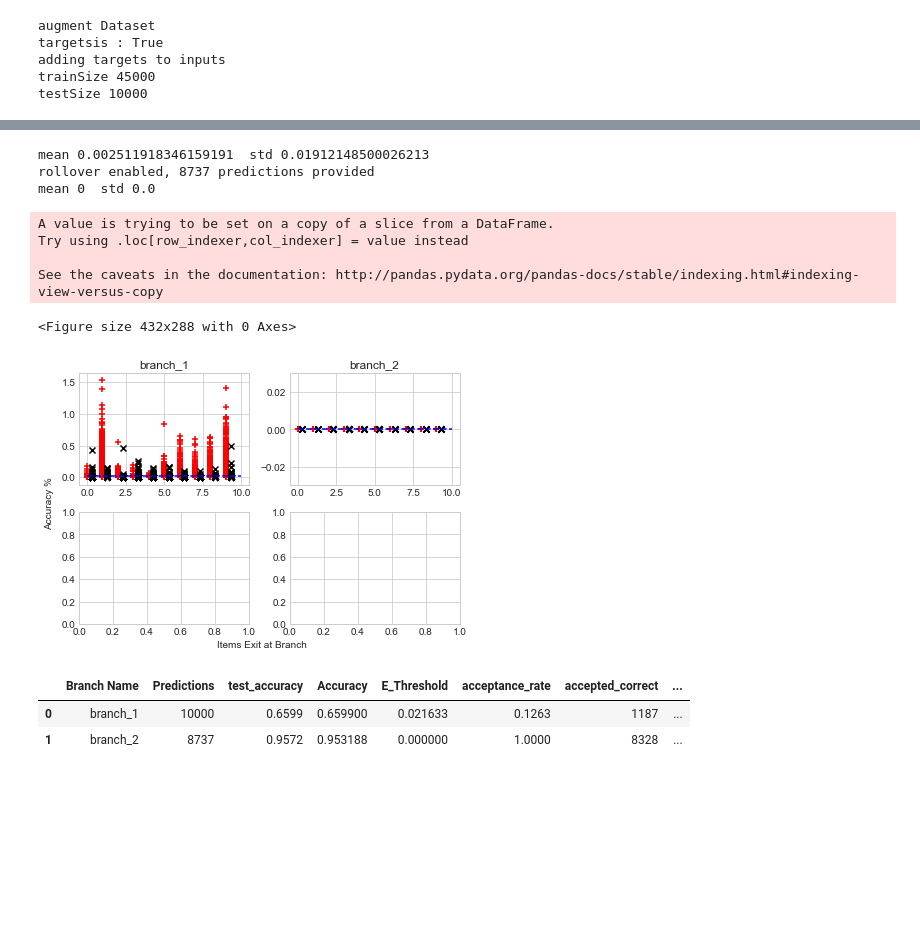
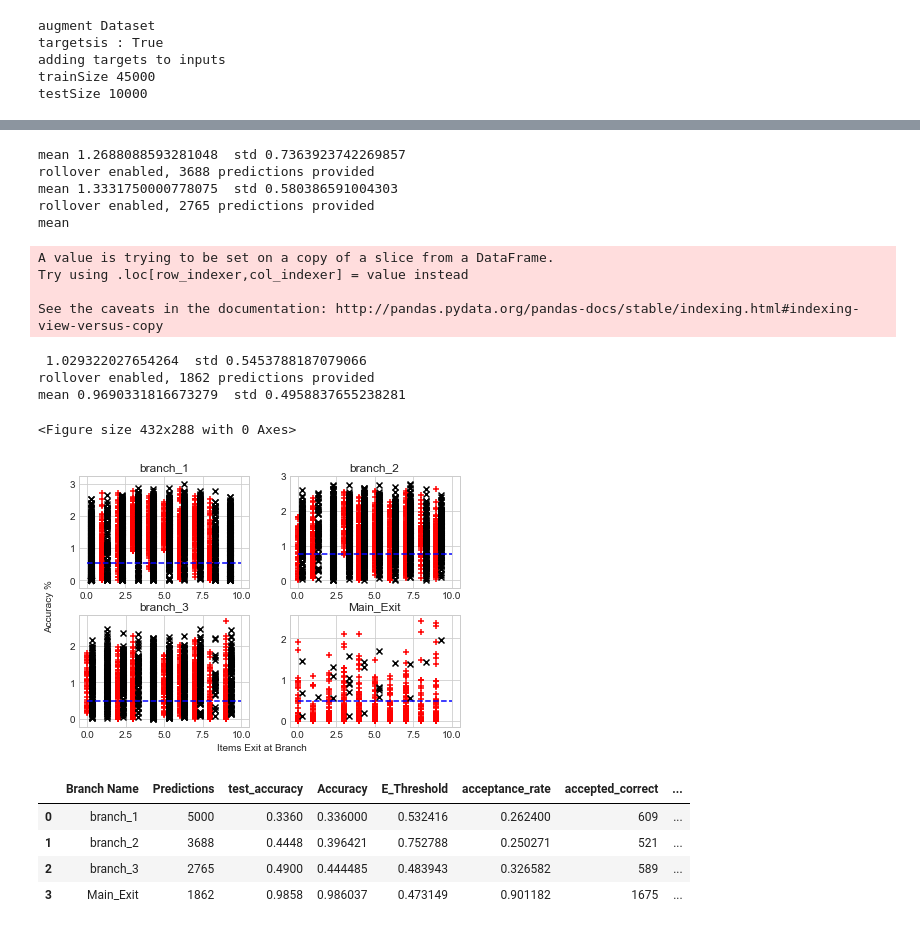
Before and after one commit to SanityLacking/BrevisNet, a Jupyter notebook: notebooks/CrossEntropy_branched-ResNet.ipynb, the cells around one changed output, grey strips where cells are left out. Saved outputs shown, nothing was run; the diff lists cells and outputs as text; code cells hidden in the pictures; blank space fills up the shorter version.

```diff
--- a/notebooks/CrossEntropy_branched-ResNet.ipynb
+++ b/notebooks/CrossEntropy_branched-ResNet.ipynb
@@ -370,2 +333,2 @@ Epoch 20/30
 # %%
-model  = tf.keras.models.load_model('models/resNet_evidence_conv2d.hdf5', custom_objects={"CrossEntropyEndpoint":CrossEntropyEndpoint,"cross_entropy_evidence":loss_function()})
+model  = tf.keras.models.load_model('models/resNet50_entropy_conv2d.hdf5', custom_objects={"CrossEntropyEndpoint":CrossEntropyEndpoint,"cross_entropy_evidence":loss_function()})
@@ -423,7 +380,7 @@ def collectEvidence_branches(model,test_ds, evidence=True):
 #                 print("overlap",pOverlap[j][i])
         else:
             result = model.predict(x)[0]
-            # print(result)
+            print(result)
 
             for j in range(num_outputs):
                 pClass[j].append(tf.argmax(y[0]).numpy())
@@ -638,10 +595,13 @@ def displayEvidence_cascade(branch_predictions, thresholds=None, output_names=["
         # print(acc)
         # print((acc.loc[True] , acc.loc[False]))
         _Incorrects_missed = Predictions.loc[(Predictions['Acc'] == False)  & (Predictions["overlap"] == 1)] #all the predictions that the main exit got true and the branch got wrong
+        print("incorrects",_Incorrects_missed)
         if len(_Incorrects_missed) > 0 :
+            print("incorrects",_Incorrects_missed)
             mean = _Incorrects_missed.groupby("Acc")["evidence"].mean().iloc[0]
             std = _Incorrects_missed.groupby("Acc")["evidence"].std().iloc[0]
         else:
+            print("pred",Predictions.loc[(Predictions['Acc'] == False)])
             mean = Predictions.loc[(Predictions['Acc'] == False)].groupby("Acc")["evidence"].mean().iloc[0]
             std = Predictions.loc[(Predictions['Acc'] == False)].groupby("Acc")["evidence"].std().iloc[0]
 
@@ -670,6 +630,7 @@ def displayEvidence_cascade(branch_predictions, thresholds=None, output_names=["
 
         rollOver_indices = Rejected.index
         Incorrects_overlap = Accepted.loc[(Accepted['Acc'] == False) & (Accepted["overlap"] == 0)].count().iloc[0]
+        print(Accepted.shape[0])
         Outputs = Outputs.append(pd.DataFrame({"Branch Name":output_names[i],
                 "Predictions": len(Predictions.index),
                 "test_accuracy": test_accuracy,
@@ -680,7 +641,7 @@ def displayEvidence_cascade(branch_predictions, thresholds=None, output_names=["
                 "accepted_correct":Accepted.loc[(Predictions['Acc'] == True)].shape[0],
                 "accepted_incorrect":Accepted.loc[(Predictions['Acc'] == False)].shape[0],
                 "accepted_accuracy":(Accepted.loc[(Accepted['Acc'] == True)].shape[0])/ Accepted.shape[0],
-                "overlap_adjusted_accuracy":(Accepted.loc[(Accepted['Acc'] == True)].count()[0] + Incorrects_overlap) / Predictions.loc[(Predictions["evidence"] >E_threshold)].count()[0],
+                "overlap_adjusted_accuracy":(Accepted.loc[(Accepted['Acc'] == True)].count()[0] + Incorrects_overlap) / Accepted.count()[0],
                 "M(T) B(F)":Accepted.loc[(Accepted["overlap"] == 1)].count().iloc[0],
                 "M(F) B(T)":Accepted.loc[(Accepted["overlap"] ==-1)].count().iloc[0],
                 "M(F) B(F) overlap":Incorrects_overlap,
@@ -710,14 +671,12 @@ def displayEvidence_cascade(branch_predictions, thresholds=None, output_names=["
     return Outputs
 # %%
 (train_images, train_labels), (test_images, test_labels) = tf.keras.datasets.cifar10.load_data()
-
-# print(y_train)
 K= 10 # number of classes
 test_labels = tf.keras.utils.to_categorical(test_labels,10)
+train_labels = tf.keras.utils.to_categorical(train_labels,10)
 shuffle_size = 22500
 batch_size=1
 test_ds = tf.data.Dataset.from_tensor_slices((test_images, test_labels))
-
 def augment_images(image, label,input_size=(224,224), channel_first = False):
             image = tf.image.resize(image,input_size)
             if channel_first:
@@ -728,6 +687,14 @@ test_ds = (test_ds.map(augment_images))
 t_target = tf.data.Dataset.from_tensor_slices((test_labels))
 test_ds = tf.data.Dataset.zip((test_ds,t_target))
 test_ds = (test_ds.batch(batch_size=1, drop_remainder=True))
-# Predictions = collectEvidence_branches(model,test_ds)
-Outputs = collectEvidence_branches(model,test_ds, True)
-# print(Outputs)
+
+validation_size = 5000
+validation_images, validation_labels = train_images[:validation_size], train_labels[:validation_size] #get the first 5k training samples as validation set
+shuffle_size = 22500
+batch_size=1
+validation_ds = tf.data.Dataset.from_tensor_slices((validation_images, validation_labels))
+validation_ds_size = len(list(validation_ds))
+validation_ds = (validation_ds.map(augment_images))
+v_target = tf.data.Dataset.from_tensor_slices((validation_labels))
+validation_ds = tf.data.Dataset.zip((validation_ds,v_target))
+validation_ds = (validation_ds.batch(batch_size=1, drop_remainder=True))
@@ -736,0 +701,6 @@ prediction: 9999 of 10000
+# %%
+
+# Predictions = collectEvidence_branches(model,test_ds)
+validation_Outputs = collectEvidence_branches(model,validation_ds, False)
+test_Outputs = collectEvidence_branches(model,test_ds, False)
+# print(Outputs)
@@ -737,15 +774,22 @@ prediction: 9999 of 10000
 # %%
-displayEvidence_cascade(Outputs, Evidence = True)
+displayEvidence_cascade(validation_Outputs, Evidence = False)
 # %% [output]
-mean 0.002511918346159191  std 0.01912148500026213
-rollover enabled, 8737 predictions provided
-mean 0  std 0.0
+mean 1.2688088593281048  std 0.7363923742269857
+rollover enabled, 3688 predictions provided
+mean 1.3331750000778075  std 0.580386591004303
+rollover enabled, 2765 predictions provided
+mean
 A value is trying to be set on a copy of a slice from a DataFrame.
 Try using .loc[row_indexer,col_indexer] = value instead
 
 See the caveats in the documentation: http://pandas.pydata.org/pandas-docs/stable/indexing.html#indexing-view-versus-copy
-<Figure size 432x288 with 0 Axes>
+ 1.029322027654264  std 0.5453788187079066
+rollover enabled, 1862 predictions provided
+mean 0.9690331816673279  std 0.4958837655238281
+<Figure size 432x288 with 0 Axes>
-[figure, old version]
+[figure, new version]
 |  | Branch Name | Predictions | test_accuracy | Accuracy | E_Threshold | acceptance_rate | accepted_correct | ... |
-| 0 | branch_1 | 10000 | 0.6599 | 0.659900 | 0.021633 | 0.1263 | 1187 | ... |
-| 1 | branch_2 | 8737 | 0.9572 | 0.953188 | 0.000000 | 1.0000 | 8328 | ... |
+| 0 | branch_1 | 5000 | 0.3360 | 0.336000 | 0.532416 | 0.262400 | 609 | ... |
+| 1 | branch_2 | 3688 | 0.4448 | 0.396421 | 0.752788 | 0.250271 | 521 | ... |
+| 2 | branch_3 | 2765 | 0.4900 | 0.444485 | 0.483943 | 0.326582 | 589 | ... |
+| 3 | Main_Exit | 1862 | 0.9858 | 0.986037 | 0.473149 | 0.901182 | 1675 | ... |
```
Also changed, not shown: parts of 10 cells of this notebook, 5 other files.
